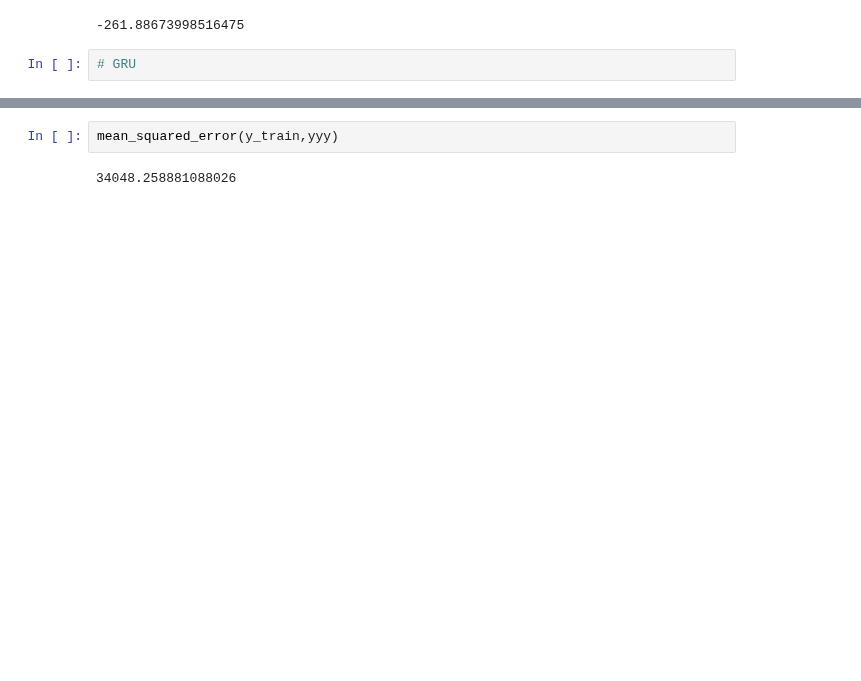
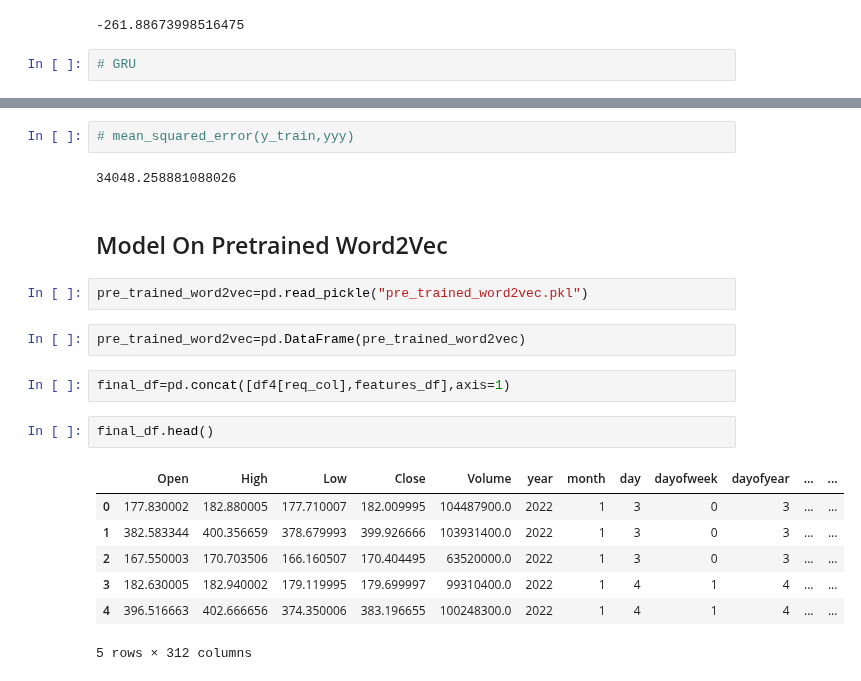
Before and after one commit to 37nomad/Stock-Sentiment-Analysis-Using-Machine-Learning, a Jupyter notebook: Finance_Project/Price-Prediction.ipynb, the cells around one changed output, grey strips where cells are left out. Saved outputs shown, nothing was run; the diff lists cells and outputs as text; blank space fills up the shorter version.

Commit message:
found-the-best-model

```diff
--- a/Finance_Project/Price-Prediction.ipynb
+++ b/Finance_Project/Price-Prediction.ipynb
@@ -368,4 +366,22 @@ yyy=model_gru_2hidden.predict(X_train_reshaped)
 # %%
-mean_squared_error(y_train,yyy)
+# mean_squared_error(y_train,yyy)
 # %% [output]
 34048.258881088026
+# %% [markdown]
+## Model On Pretrained Word2Vec
+# %%
+pre_trained_word2vec=pd.read_pickle("pre_trained_word2vec.pkl")
+# %%
+pre_trained_word2vec=pd.DataFrame(pre_trained_word2vec)
+# %%
+final_df=pd.concat([df4[req_col],features_df],axis=1)
+# %%
+final_df.head()
+# %% [output]
+|  | Open | High | Low | Close | Volume | year | month | day | dayofweek | dayofyear | ... | ... |
+| 0 | 177.830002 | 182.880005 | 177.710007 | 182.009995 | 104487900.0 | 2022 | 1 | 3 | 0 | 3 | ... | ... |
+| 1 | 382.583344 | 400.356659 | 378.679993 | 399.926666 | 103931400.0 | 2022 | 1 | 3 | 0 | 3 | ... | ... |
+| 2 | 167.550003 | 170.703506 | 166.160507 | 170.404495 | 63520000.0 | 2022 | 1 | 3 | 0 | 3 | ... | ... |
+| 3 | 182.630005 | 182.940002 | 179.119995 | 179.699997 | 99310400.0 | 2022 | 1 | 4 | 1 | 4 | ... | ... |
+| 4 | 396.516663 | 402.666656 | 374.350006 | 383.196655 | 100248300.0 | 2022 | 1 | 4 | 1 | 4 | ... | ... |
+5 rows × 312 columns
```
Also changed, not shown: parts of 40 cells of this notebook.
